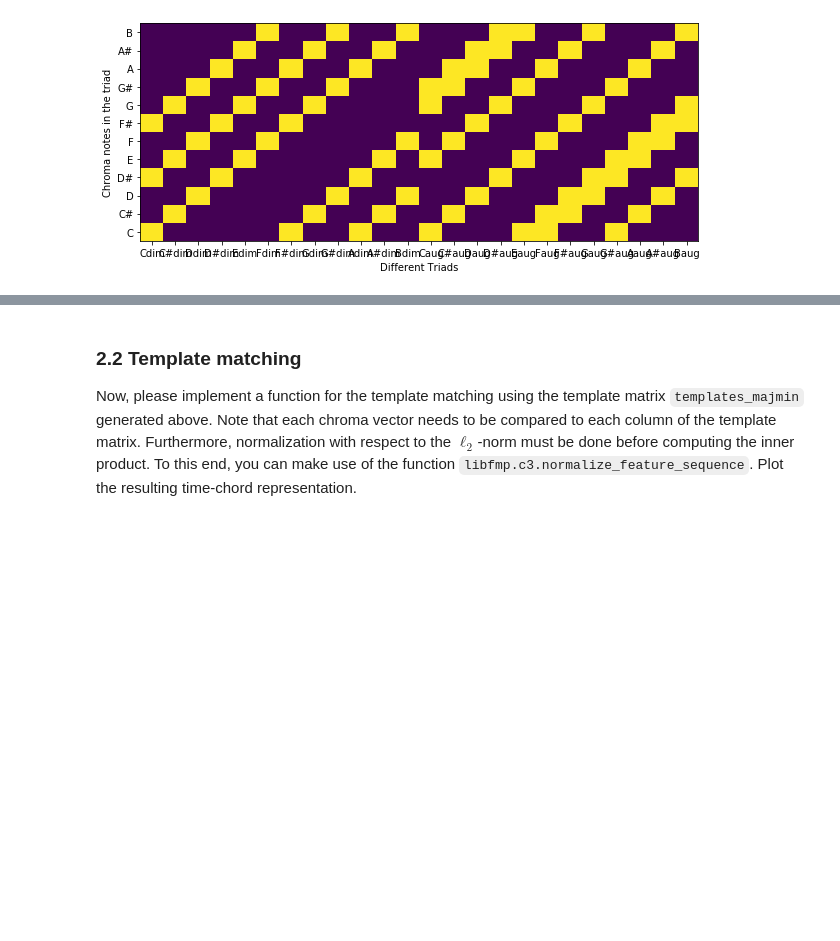
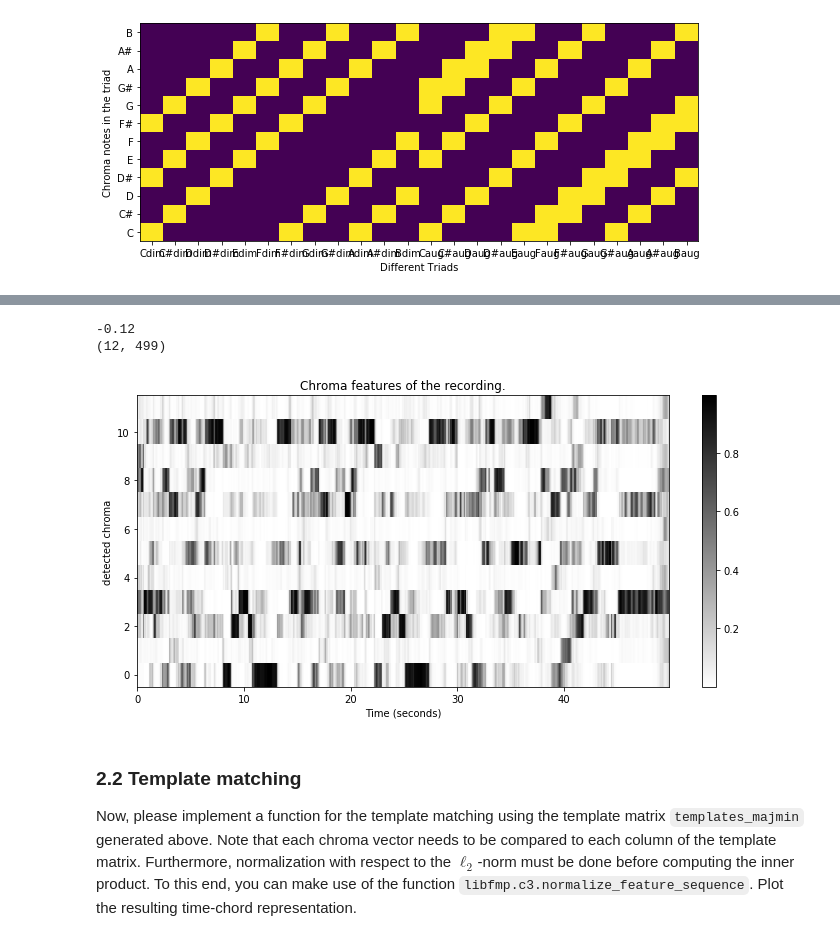
Before and after one commit to marc-philipp-knechtle/mir, a Jupyter notebook: ExerciseMIR/exercise04.ipynb, the cells around one changed output, grey strips where cells are left out. Cells and saved outputs as stored; diff of their text form; code cells hidden in the pictures; blank space fills up the shorter version.

```diff
--- a/ExerciseMIR/exercise04.ipynb
+++ b/ExerciseMIR/exercise04.ipynb
@@ -154,37 +152,53 @@ We now want to apply our major and minor chord templates for chord recognition.
 First, we compute chroma features of the chorale recording. For this, we use a built-in function of the library `librosa`, which is based on a filter bank. Please execute the chroma feature extraction. Note that the performance is in historical tuning (concert pitch 415 Hz) and correct the chromagram accordingly. Then, plot the resulting chromagram as a grayscale matrix using the function `libfmp.b.plot_matrix`.
 # %%
 import sys
+
 sys.path.append('..')
 sys.path.append('../notebooks')
 
 import matplotlib.gridspec as gridspec
 import libfmp.b
 import libfmp.c3
 
 # load wav file
 fn_wav = os.path.join('data', 'Bach_BWV245-No22_VokalensembleIlmenau.wav')
 Fs = 22050
 x, Fs = librosa.load(fn_wav, sr=Fs)
 ipd.Audio(x, rate=Fs)
 
 # estimate tuning
 tuning_offset = librosa.estimate_tuning(y=x, sr=Fs, S=None, n_fft=4096, resolution=0.01, bins_per_octave=12)
+print(tuning_offset)
 
 # set chroma parameters
 N = 4096
 H = 2205
 gamma = 100
-norm_p = 2;
+norm_p = 2
 
 # compute chroma features with elliptic filter bank
 P = librosa.iirt(y=x, sr=Fs, win_length=N, hop_length=H, center=True, tuning=tuning_offset)
+"""
+This is the Constant-Q transform
+The Result is a two dimensional array with one array for each chroma and the corresponding time index
+"""
 C = librosa.feature.chroma_cqt(C=P, bins_per_octave=12, n_octaves=7, fmin=librosa.midi_to_hz(24), norm=norm_p)
+
+print(C.shape)
 
 ## your code here:
 
 # Account for historical tuning (=transpose semitone up)
 
+
 # Plot chromagram
+# sadly I don't know how to fix Time(seconds) without adding Fs=10. I'm assuming that it's related to gamma and norm_p, but I can't ensure this
+libfmp.b.plot_matrix(C, title='Chroma features of the recording.', ylabel='detected chroma', figsize=(10, 5), Fs=10)
+chroma_label = ['C', 'C#', 'D', 'D#', 'E', 'F', 'F#', 'G', 'G#', 'A', 'A#', 'B']
+# %% [output]
+-0.12
+(12, 499)
+[figure, added]
 # %% [markdown]
 ### 2.2 Template matching
 
```
Also changed, not shown: parts of 9 cells of this notebook, 1 other file.
